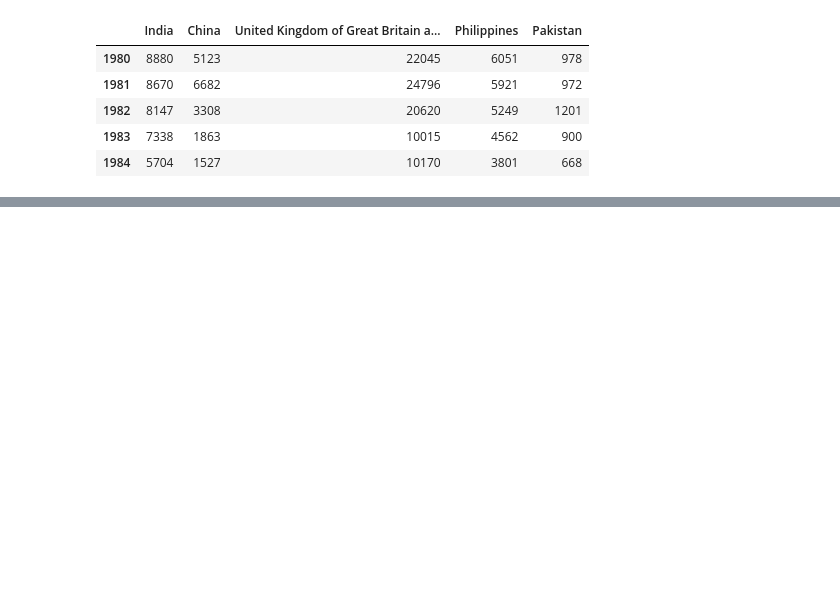
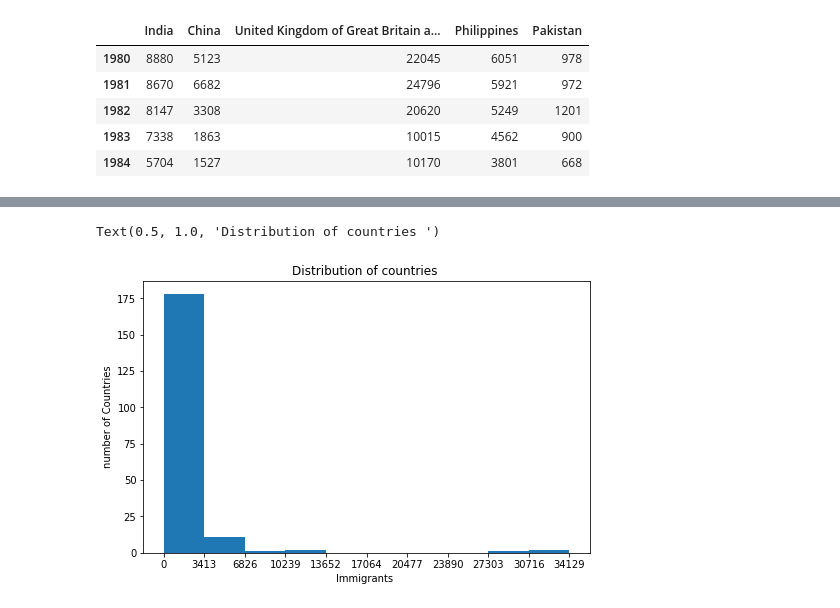
Before and after one commit to mawusicharles/Tutorial-Practice, a Jupyter notebook: Data Visualization .ipynb, the cells around one changed output, grey strips where cells are left out. Drawn from its saved outputs; the diff is of its cells as text; code cells hidden in the pictures; blank space fills up the shorter version.

```diff
--- a/Data Visualization .ipynb
+++ b/Data Visualization .ipynb
@@ -530,0 +589,12 @@ Top5.T.plot(kind="Area", figsize=(20, 10))
+# %%
+# 'bin_edges' is a list of bin intervals
+count, bin_edges = np.histogram(df_can['2013'])
+
+ax=df_can['2013'].plot(kind='hist', figsize=(8, 5), xticks=bin_edges)
+
+ax.set_ylabel("number of Countries")
+ax.set_xlabel("Immigrants ")
+ax.set_title("Distribution of countries ")
+# %% [output]
+Text(0.5, 1.0, 'Distribution of countries ')
+[figure, added]
```
Also changed, not shown: parts of 20 cells of this notebook.
